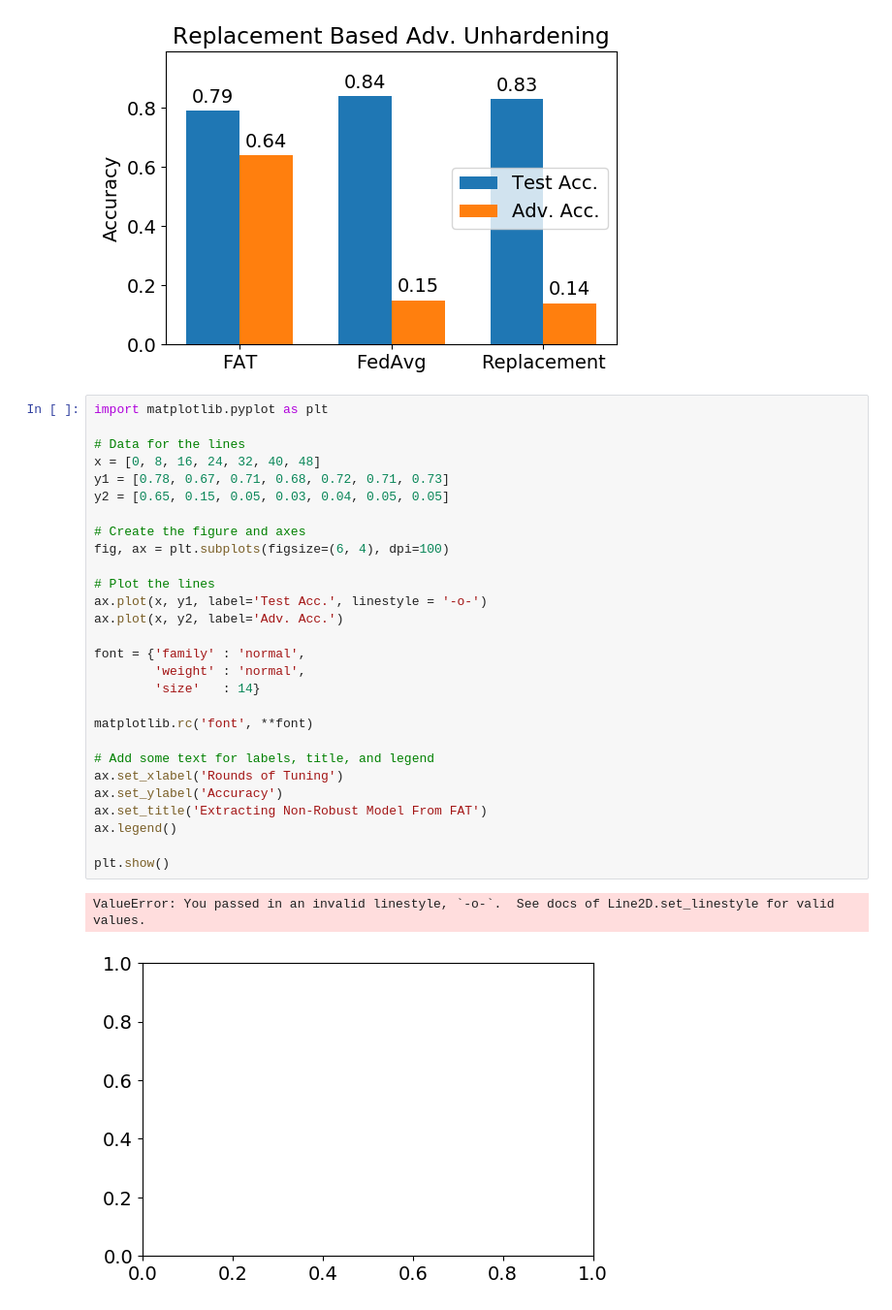
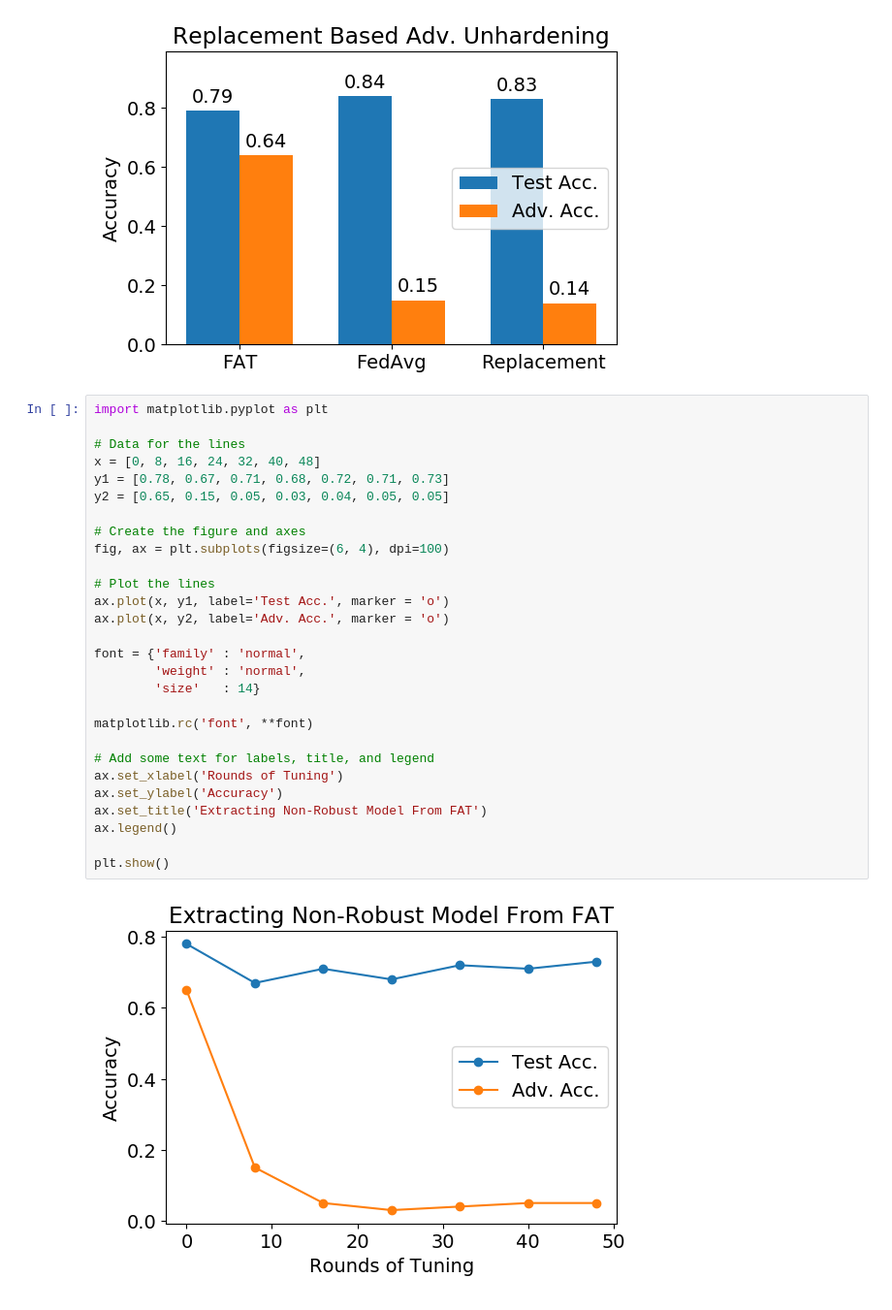
Before and after one commit to tj-kim/DistMEC, a Jupyter notebook: experiments/23_06_21 Exp9 Federated Learning.ipynb, the cells around one changed output. Shown at 97% size. Saved outputs shown, nothing was run; the diff lists cells and outputs as text.

```diff
--- a/experiments/23_06_21 Exp9 Federated Learning.ipynb
+++ b/experiments/23_06_21 Exp9 Federated Learning.ipynb
@@ -346,31 +346,30 @@ plt.show()
 # %%
 import matplotlib.pyplot as plt
 
 # Data for the lines
 x = [0, 8, 16, 24, 32, 40, 48]
 y1 = [0.78, 0.67, 0.71, 0.68, 0.72, 0.71, 0.73]
 y2 = [0.65, 0.15, 0.05, 0.03, 0.04, 0.05, 0.05]
 
 # Create the figure and axes
 fig, ax = plt.subplots(figsize=(6, 4), dpi=100)
 
 # Plot the lines
-ax.plot(x, y1, label='Test Acc.', linestyle = '-o-')
-ax.plot(x, y2, label='Adv. Acc.')
+ax.plot(x, y1, label='Test Acc.', marker = 'o')
+ax.plot(x, y2, label='Adv. Acc.', marker = 'o')
 
 font = {'family' : 'normal',
         'weight' : 'normal',
         'size'   : 14}
 
 matplotlib.rc('font', **font)
 
 # Add some text for labels, title, and legend
 ax.set_xlabel('Rounds of Tuning')
 ax.set_ylabel('Accuracy')
 ax.set_title('Extracting Non-Robust Model From FAT')
 ax.legend()
 
 plt.show()
 # %% [output]
-ValueError: You passed in an invalid linestyle, `-o-`.  See docs of Line2D.set_linestyle for valid values.
-[figure, old version]
+[figure, new version]
```
Also changed, not shown: parts of 7 cells of this notebook, 8 other files.
